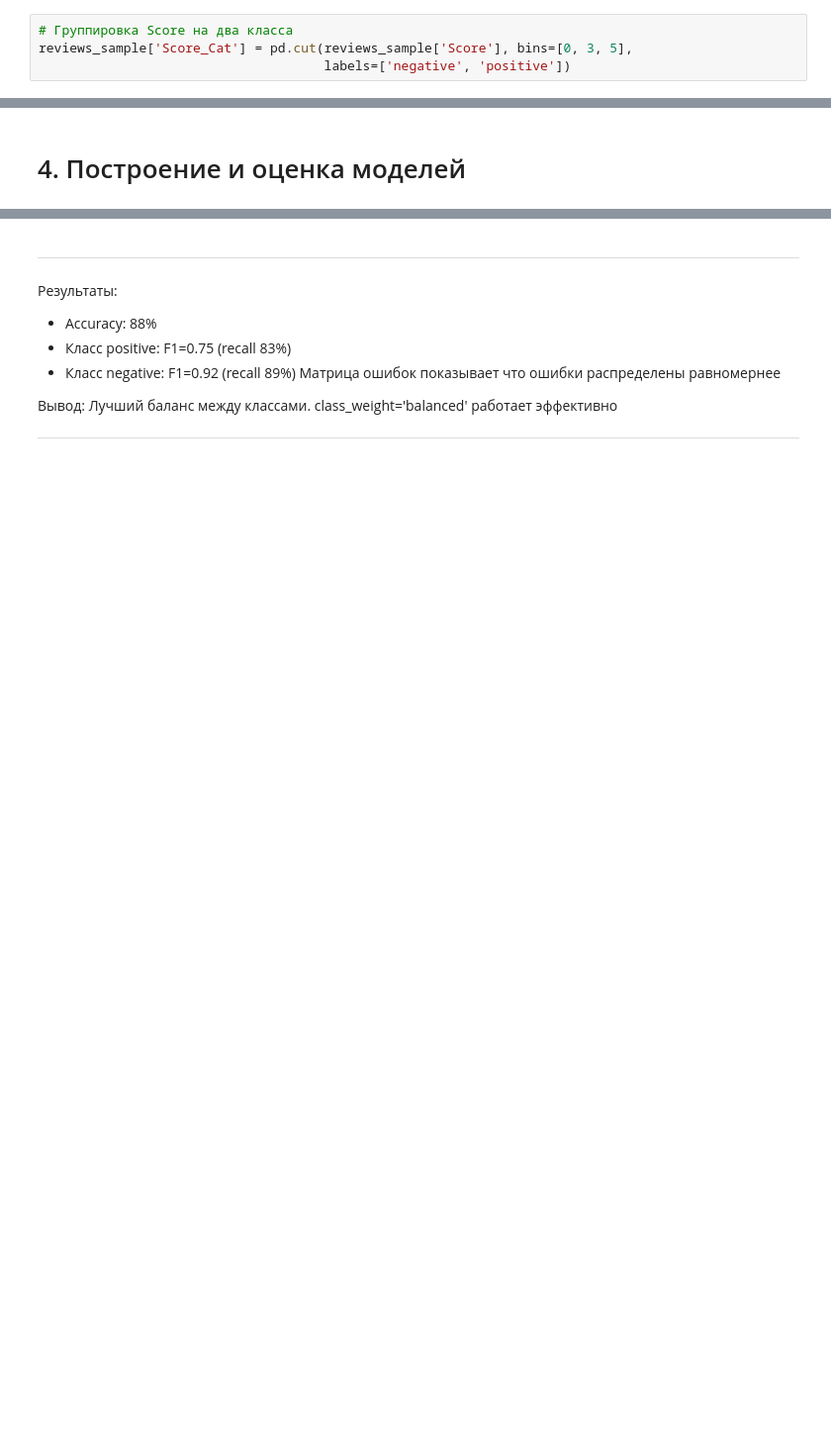
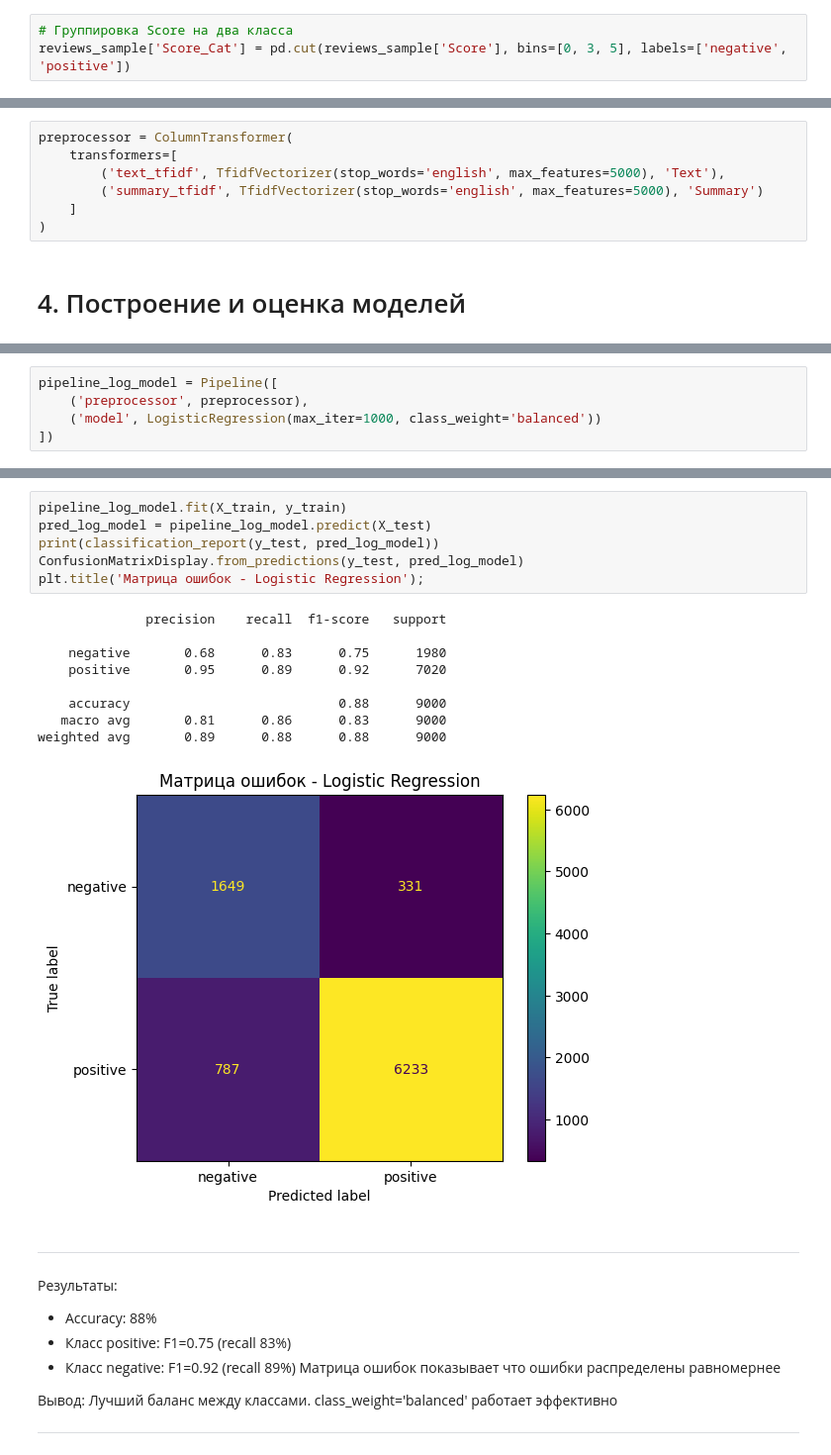
Before and after one commit to weefce/data-science-portfolio, a Jupyter notebook: 03_amazon_reviews_sentiment/notebook/amazon_reviews_sentiment.ipynb, the cells around one changed output, grey strips where cells are left out. Shown at 99% size. Cells and saved outputs as stored; diff of their text form; blank space fills up the shorter version.

Commit message:
update project: replace multiple models with single pipeline

```diff
--- a/03_amazon_reviews_sentiment/notebook/amazon_reviews_sentiment.ipynb
+++ b/03_amazon_reviews_sentiment/notebook/amazon_reviews_sentiment.ipynb
@@ -440,8 +418,7 @@ reviews_sample = reviews_sample.dropna()
 Альтернативный вариант с 3 классами (negative/neutral/positive) был рассмотрен в EDA, но нейтральный класс (оценка 3) плохо отделяется и ухудшает качество модели. Бинарная классификация даёт более устойчивые и интерпретируемые результаты
 # %%
 # Группировка Score на два класса
-reviews_sample['Score_Cat'] = pd.cut(reviews_sample['Score'], bins=[0, 3, 5],
-                                     labels=['negative', 'positive'])
+reviews_sample['Score_Cat'] = pd.cut(reviews_sample['Score'], bins=[0, 3, 5], labels=['negative', 'positive'])
 # %% [markdown]
 ## 3.3. Удаление бесполезных признаков
 # %%
@@ -550,3 +508,10 @@ print(f"Форма для тестирования: {X_test_final.shape}")
+# %%
+preprocessor = ColumnTransformer(
+    transformers=[
+        ('text_tfidf', TfidfVectorizer(stop_words='english', max_features=5000), 'Text'),
+        ('summary_tfidf', TfidfVectorizer(stop_words='english', max_features=5000), 'Summary')
+    ]
+)
 # %% [markdown]
 # 4. Построение и оценка моделей
 # %%
@@ -610,0 +534,5 @@ weighted avg       0.89      0.88      0.88      9000
+# %%
+pipeline_log_model = Pipeline([
+    ('preprocessor', preprocessor),
+    ('model', LogisticRegression(max_iter=1000, class_weight='balanced'))
+])
@@ -611,3 +579,19 @@ weighted avg       0.89      0.88      0.88      9000
+# %%
+pipeline_log_model.fit(X_train, y_train)
+pred_log_model = pipeline_log_model.predict(X_test)
+print(classification_report(y_test, pred_log_model))
+ConfusionMatrixDisplay.from_predictions(y_test, pred_log_model)
+plt.title('Матрица ошибок - Logistic Regression');
+# %% [output]
+              precision    recall  f1-score   support
+
+    negative       0.68      0.83      0.75      1980
+    positive       0.95      0.89      0.92      7020
+
+    accuracy                           0.88      9000
+   macro avg       0.81      0.86      0.83      9000
+weighted avg       0.89      0.88      0.88      9000
+[figure, added]
 # %% [markdown]
 ---
 Результаты:
```
Also changed, not shown: parts of 64 cells of this notebook, 4 other files.
